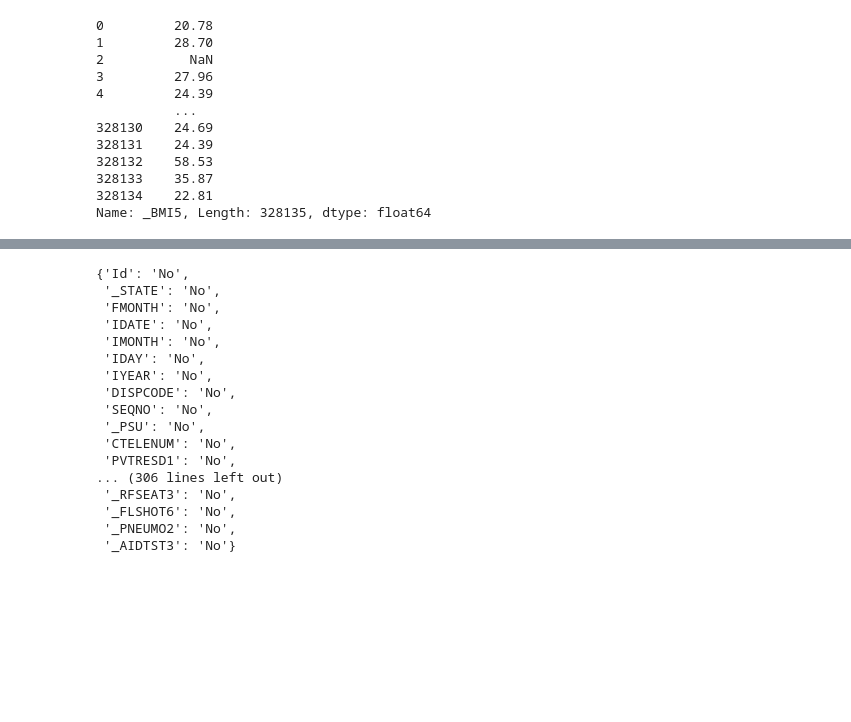
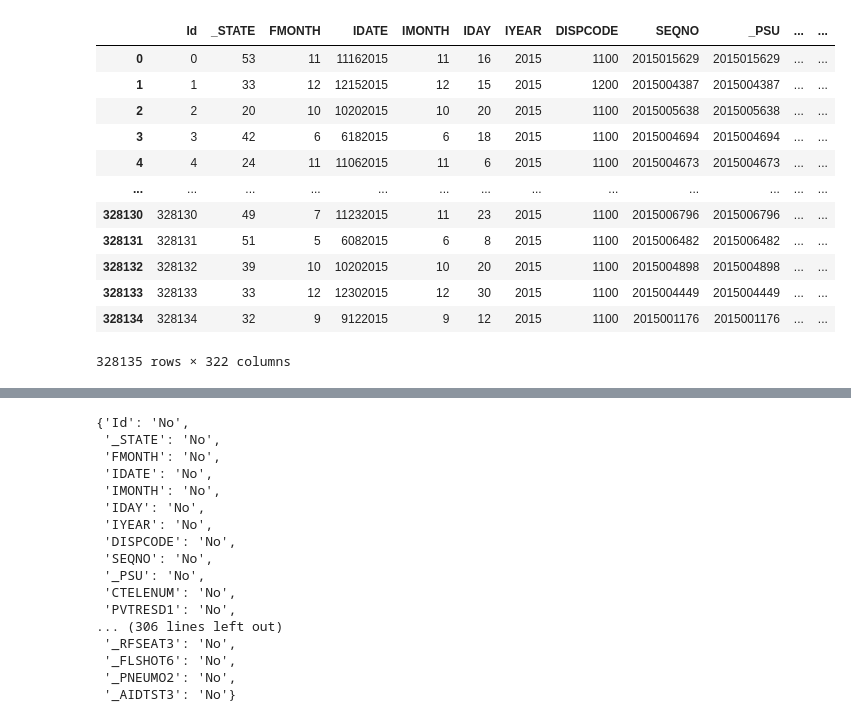
Before and after one commit to Bozu1206/ml-project1, a Jupyter notebook: notebooks/elisa_exploration.ipynb, the cells around one changed output, grey strips where cells are left out. Drawn from its saved outputs; the diff is of its cells as text; code cells hidden in the pictures; blank space fills up the shorter version.

```diff
--- a/notebooks/elisa_exploration.ipynb
+++ b/notebooks/elisa_exploration.ipynb
@@ -8,17 +8,18 @@ from helpers import load_csv_data
 x_train, x_test, y_train, train_ids, test_ids = load_csv_data("../data/raw/dataset_to_release")
 # %%
 df_X = pd.read_csv("../data/raw/dataset_to_release/x_train.csv")
-df_X['_BMI5']
+df_X
 # %% [output]
+|  | Id | _STATE | FMONTH | IDATE | IMONTH | IDAY | IYEAR | DISPCODE | SEQNO | _PSU | ... | ... |
+| 0 | 0 | 53 | 11 | 11162015 | 11 | 16 | 2015 | 1100 | 2015015629 | 2015015629 | ... | ... |
+| 1 | 1 | 33 | 12 | 12152015 | 12 | 15 | 2015 | 1200 | 2015004387 | 2015004387 | ... | ... |
+| 2 | 2 | 20 | 10 | 10202015 | 10 | 20 | 2015 | 1100 | 2015005638 | 2015005638 | ... | ... |
+| 3 | 3 | 42 | 6 | 6182015 | 6 | 18 | 2015 | 1100 | 2015004694 | 2015004694 | ... | ... |
+| 4 | 4 | 24 | 11 | 11062015 | 11 | 6 | 2015 | 1100 | 2015004673 | 2015004673 | ... | ... |
+| ... | ... | ... | ... | ... | ... | ... | ... | ... | ... | ... | ... | ... |
+| 328130 | 328130 | 49 | 7 | 11232015 | 11 | 23 | 2015 | 1100 | 2015006796 | 2015006796 | ... | ... |
+| 328131 | 328131 | 51 | 5 | 6082015 | 6 | 8 | 2015 | 1100 | 2015006482 | 2015006482 | ... | ... |
+| 328132 | 328132 | 39 | 10 | 10202015 | 10 | 20 | 2015 | 1100 | 2015004898 | 2015004898 | ... | ... |
+| 328133 | 328133 | 33 | 12 | 12302015 | 12 | 30 | 2015 | 1100 | 2015004449 | 2015004449 | ... | ... |
+| 328134 | 328134 | 32 | 9 | 9122015 | 9 | 12 | 2015 | 1100 | 2015001176 | 2015001176 | ... | ... |
-0         20.78
-1         28.70
-2           NaN
-3         27.96
-4         24.39
-          ...
-328130    24.69
-328131    24.39
-328132    58.53
-328133    35.87
-328134    22.81
-Name: _BMI5, Length: 328135, dtype: float64
+328135 rows × 322 columns
```
Also changed, not shown: parts of 4 cells of this notebook, 1 other file.
